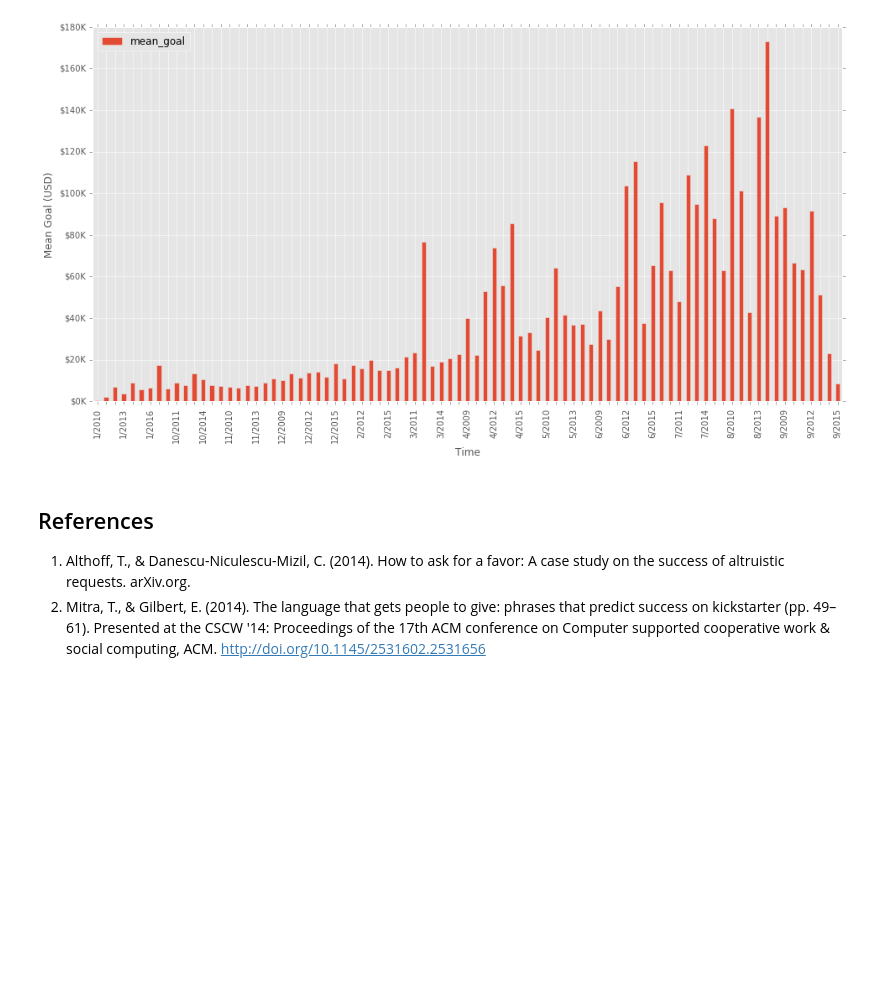
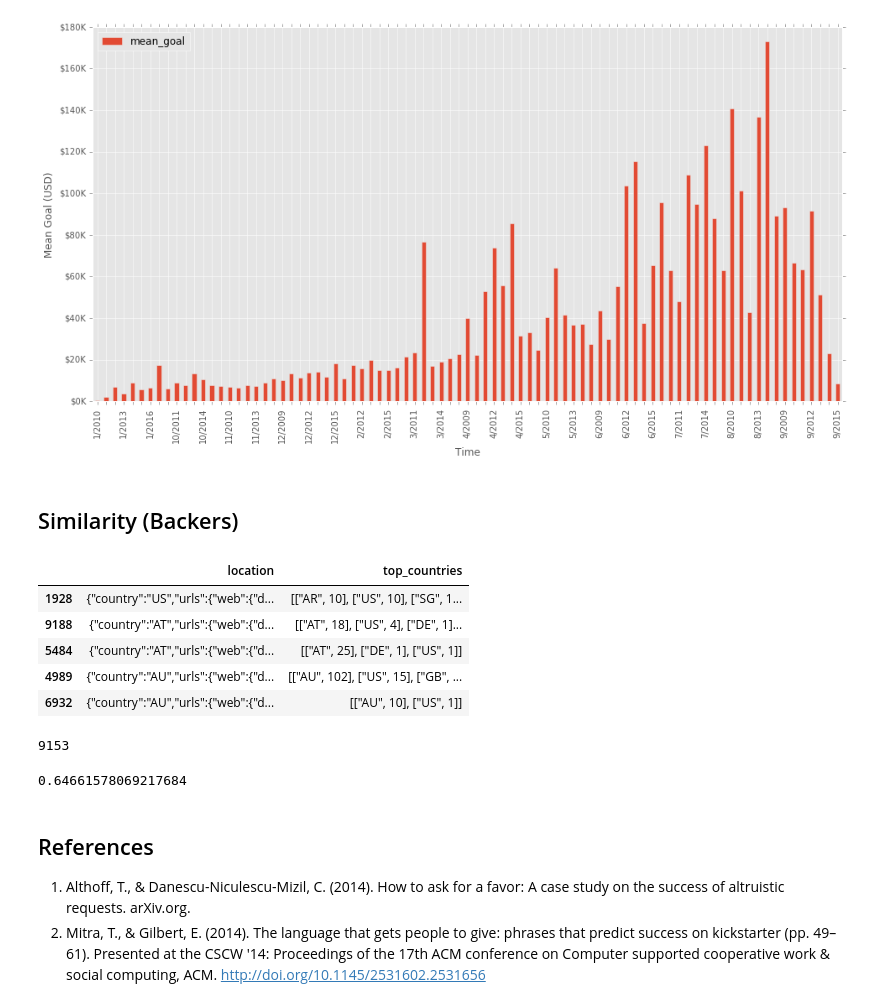
Before and after one commit to acsalu/IntroCM-Kickstar, a Jupyter notebook: Report.ipynb, the cells around one changed output. Drawn from its saved outputs; the diff is of its cells as text; code cells hidden in the pictures; blank space fills up the shorter version.

Commit message:
Add bakcers similarity.

```diff
--- a/Report.ipynb
+++ b/Report.ipynb
@@ -85,3 +89,16 @@ plot_trust(df[df.state=='failed'], 'created_month')
 # %% [output]
 <matplotlib.figure.Figure at 0x...>
 [figure]
+# %% [markdown]
+## Similarity (Backers)
+# %%
+df = pd.read_csv('data/Kickstarter_Tech.csv', encoding='utf-8', index_col=0)
+# %%
+df.sort_values(by='top_countries').get(['location', 'top_countries']).head() # For visualization
+# %% [output]
+|  | location | top_countries |
+| 1928 | {"country":"US","urls":{"web":{"d... | [["AR", 10], ["US", 10], ["SG", 1... |
+| 9188 | {"country":"AT","urls":{"web":{"d... | [["AT", 18], ["US", 4], ["DE", 1]... |
+| 5484 | {"country":"AT","urls":{"web":{"d... | [["AT", 25], ["DE", 1], ["US", 1]] |
+| 4989 | {"country":"AU","urls":{"web":{"d... | [["AU", 102], ["US", 15], ["GB", ... |
+| 6932 | {"country":"AU","urls":{"web":{"d... | [["AU", 10], ["US", 1]] |
@@ -88,3 +119,11 @@ plot_trust(df[df.state=='failed'], 'created_month')
+# %%
+np.sum(np.isnan(similarities))
+# %% [output]
+9153
+# %%
+np.mean(similarities[np.logical_not(np.isnan(similarities))])
+# %% [output]
+0.64661578069217684
 # %% [markdown]
 ## References
 1. Althoff, T., & Danescu-Niculescu-Mizil, C. (2014). How to ask for a favor: A case study on the success of altruistic requests. arXiv.org.
```
Also changed, not shown: parts of 7 cells of this notebook.
